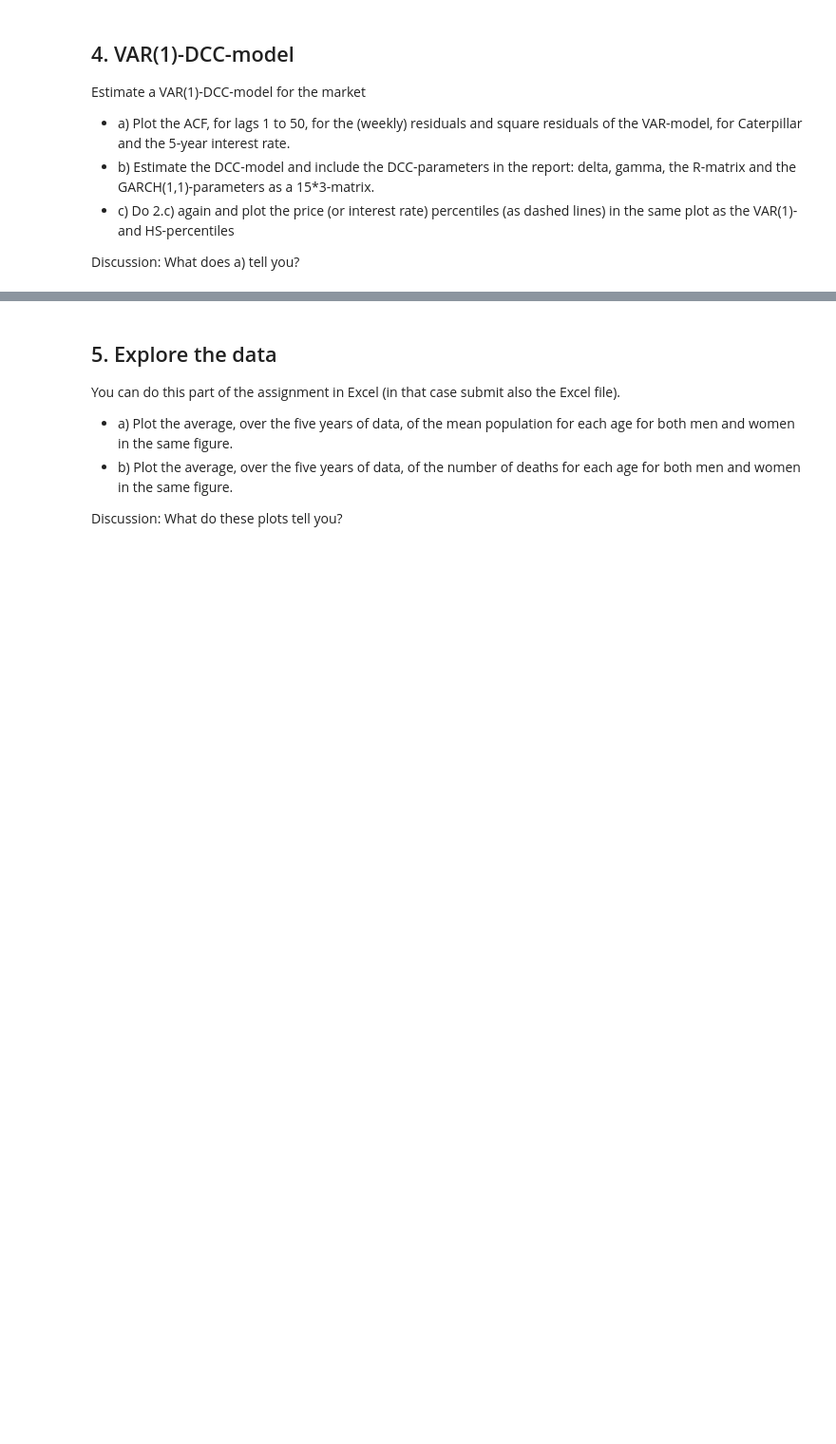
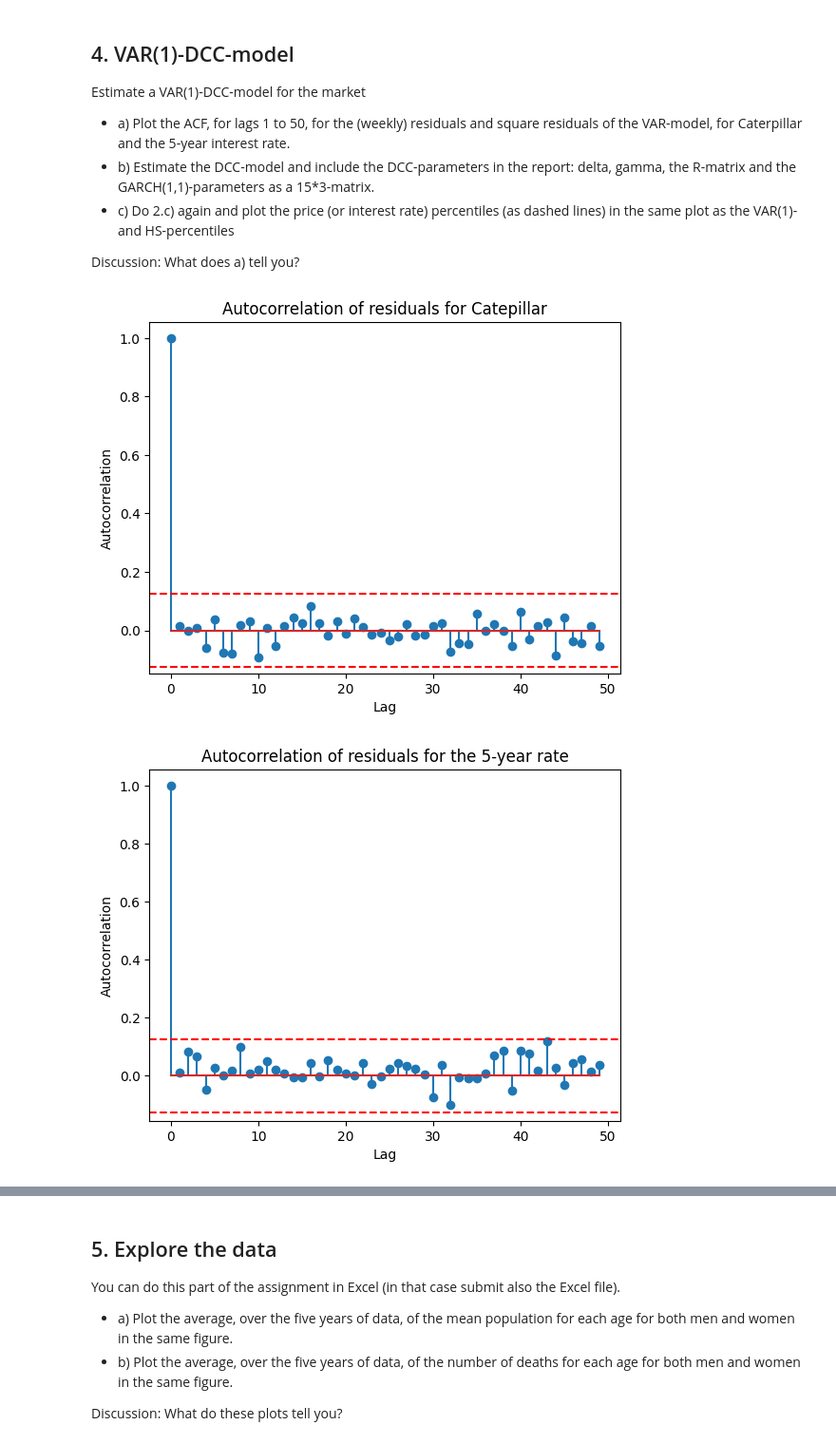
Before and after one commit to JohanHerbert/Lab2_ERM, a Jupyter notebook: Lab2_notebook.ipynb, the cells around one changed output, grey strips where cells are left out. Shown at 95% size. Cells and saved outputs as stored; diff of their text form; code cells hidden in the pictures; blank space fills up the shorter version.

```diff
--- a/Lab2_notebook.ipynb
+++ b/Lab2_notebook.ipynb
@@ -272,3 +272,70 @@ VAR(1)- and HS-percentiles
 
 
 Discussion: What does a) tell you?
+# %%
+def AutoCorrelationFunction(data, lags, plot = True):
+    returnValues = np.zeros(lags)
+
+    for i in range(lags):
+        original = data[0:-(1+i)]
+        lagged = data[i:-1]
+        meanValue = np.mean(original)
+        variance = np.var(original)
+
+        returnValues[i] = (1/len(original) * ((original - meanValue) @ (lagged - meanValue).T) )/variance
+
+    return returnValues
+# %%
+lags = 50
+
+residuals = np.mean(X, axis=0)
+squaredResiduals = residuals**2
+
+ACFCatepillarResiduals = AutoCorrelationFunction(residuals[1,:].T, lags)
+ACFfiveYearResiduals = AutoCorrelationFunction(residuals[10,:].T, lags)
+
+ACFCatepillarSquareResiduals = AutoCorrelationFunction(squaredResiduals[1,:].T, lags)
+ACFfiveYearSsquareResiduals = AutoCorrelationFunction(squaredResiduals[10,:].T, lags)
+
+conficenceBound = np.sqrt(2)*1.96 / np.sqrt(len(residuals[1,:]))
+fig, ax = plt.subplots()
+ax.stem(ACFCatepillarResiduals)
+ax.axhline(y=conficenceBound, color='r', linestyle='--')
+ax.axhline(y=-conficenceBound, color='r', linestyle='--')
+ax.set_xlabel('Lag')
+ax.set_ylabel('Autocorrelation')
+ax.set_title('Autocorrelation of residuals for Catepillar')
+plt.show()
+
+conficenceBound = np.sqrt(2)*1.96 / np.sqrt(len(residuals[1,:]))
+fig, ax = plt.subplots()
+ax.stem(ACFfiveYearResiduals)
+ax.axhline(y=conficenceBound, color='r', linestyle='--')
+ax.axhline(y=-conficenceBound, color='r', linestyle='--')
+ax.set_xlabel('Lag')
+ax.set_ylabel('Autocorrelation')
+ax.set_title('Autocorrelation of residuals for the 5-year rate')
+plt.show()
+
+conficenceBound = np.sqrt(2)*1.96 / np.sqrt(len(residuals[1,:]))
+fig, ax = plt.subplots()
+ax.stem(ACFCatepillarSquareResiduals)
+ax.axhline(y=conficenceBound, color='r', linestyle='--')
+ax.axhline(y=-conficenceBound, color='r', linestyle='--')
+ax.set_xlabel('Lag')
+ax.set_ylabel('Autocorrelation')
+ax.set_title('Autocorrelation of squared residuals for Catepillar')
+plt.show()
+
+conficenceBound = np.sqrt(2)*1.96 / np.sqrt(len(residuals[1,:]))
+fig, ax = plt.subplots()
+ax.stem(ACFfiveYearSsquareResiduals)
+ax.axhline(y=conficenceBound, color='r', linestyle='--')
+ax.axhline(y=-conficenceBound, color='r', linestyle='--')
+ax.set_xlabel('Lag')
+ax.set_ylabel('Autocorrelation')
+ax.set_title('Autocorrelation of squared residuals for the 5-year rate')
+plt.show()
+# %% [output]
+[figure, added]
+[figure, added]
```
Also changed, not shown: parts of 13 cells of this notebook, 4 other files.
